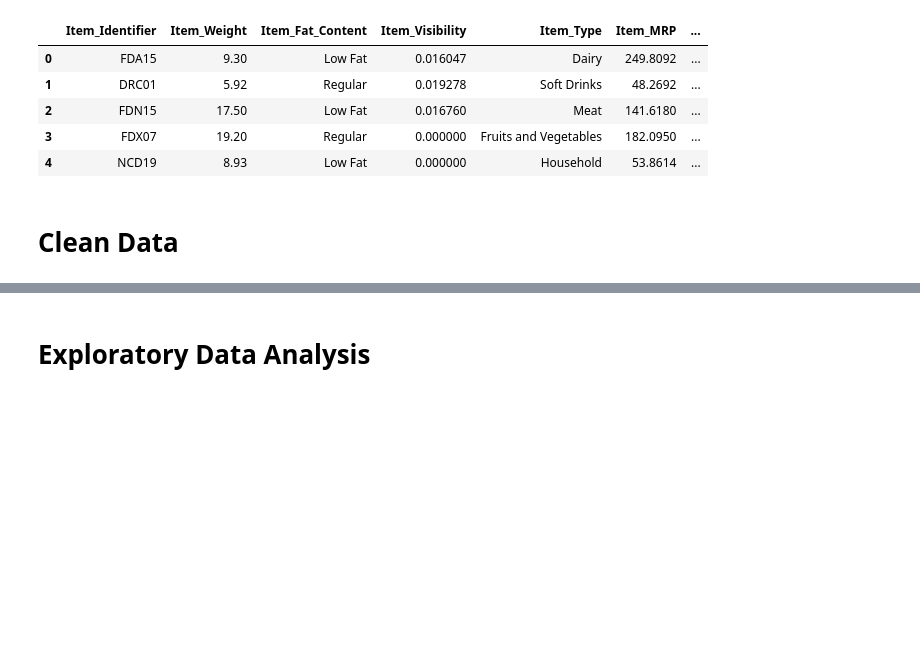
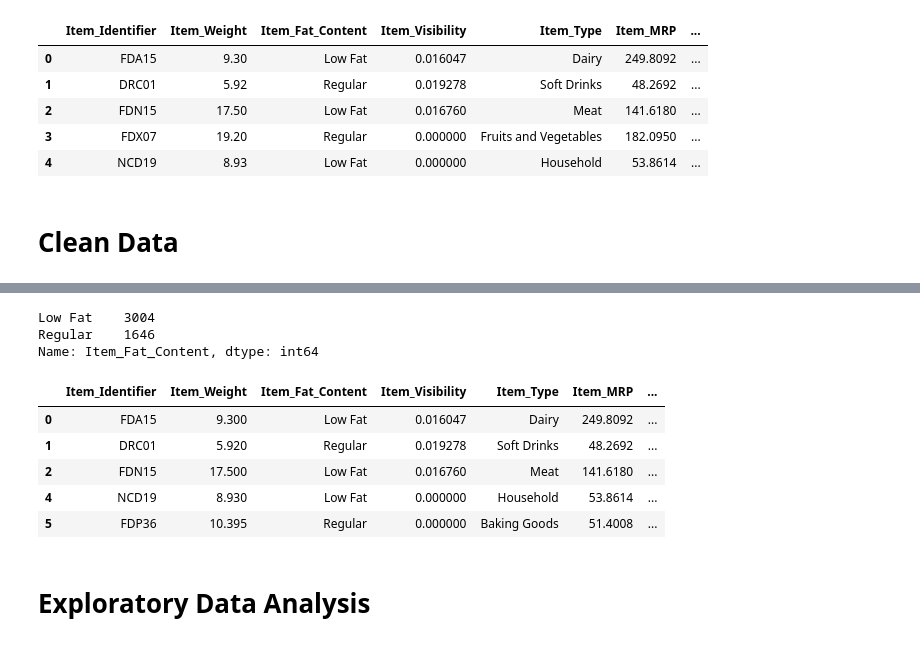
Before and after one commit to hadeelfarash/Prediction_of_Product_Sales, a Jupyter notebook: Prediction_of_Product_Sales.ipynb, the cells around one changed output, grey strips where cells are left out. Saved outputs shown, nothing was run; the diff lists cells and outputs as text; code cells hidden in the pictures; blank space fills up the shorter version.

```diff
--- a/Prediction_of_Product_Sales.ipynb
+++ b/Prediction_of_Product_Sales.ipynb
@@ -52,0 +115,10 @@ memory usage: 799.2+ KB
+# %%
+# Dropping Null values from Item_Weight
+df = df.dropna(subset=["Item_Weight"])
+
+# Dropping Null values from Outlet_Size
+df = df.dropna(subset=["Outlet_Size"])
+
+# Confirming no more null
+df['Item_Weight'].isna().sum()
+df['Outlet_Size'].isna().sum()
@@ -53,3 +164,20 @@ memory usage: 799.2+ KB
+# %%
+  # Standardize the values in the Central column
+df['Item_Fat_Content'] = df['Item_Fat_Content'].replace({'LF':"Low Fat",'low fat':"Low Fat",'reg':'Regular',})
+df['Item_Fat_Content'].value_counts()
+# %% [output]
+Low Fat    3004
+Regular    1646
+Name: Item_Fat_Content, dtype: int64
+# %%
+df.head()
+# %% [output]
+|  | Item_Identifier | Item_Weight | Item_Fat_Content | Item_Visibility | Item_Type | Item_MRP | ... |
+| 0 | FDA15 | 9.300 | Low Fat | 0.016047 | Dairy | 249.8092 | ... |
+| 1 | DRC01 | 5.920 | Regular | 0.019278 | Soft Drinks | 48.2692 | ... |
+| 2 | FDN15 | 17.500 | Low Fat | 0.016760 | Meat | 141.6180 | ... |
+| 4 | NCD19 | 8.930 | Low Fat | 0.000000 | Household | 53.8614 | ... |
+| 5 | FDP36 | 10.395 | Regular | 0.000000 | Baking Goods | 51.4008 | ... |
 # %% [markdown]
 # Exploratory Data Analysis
 # %% [markdown]
```
Also changed, not shown: parts of 10 cells of this notebook.
